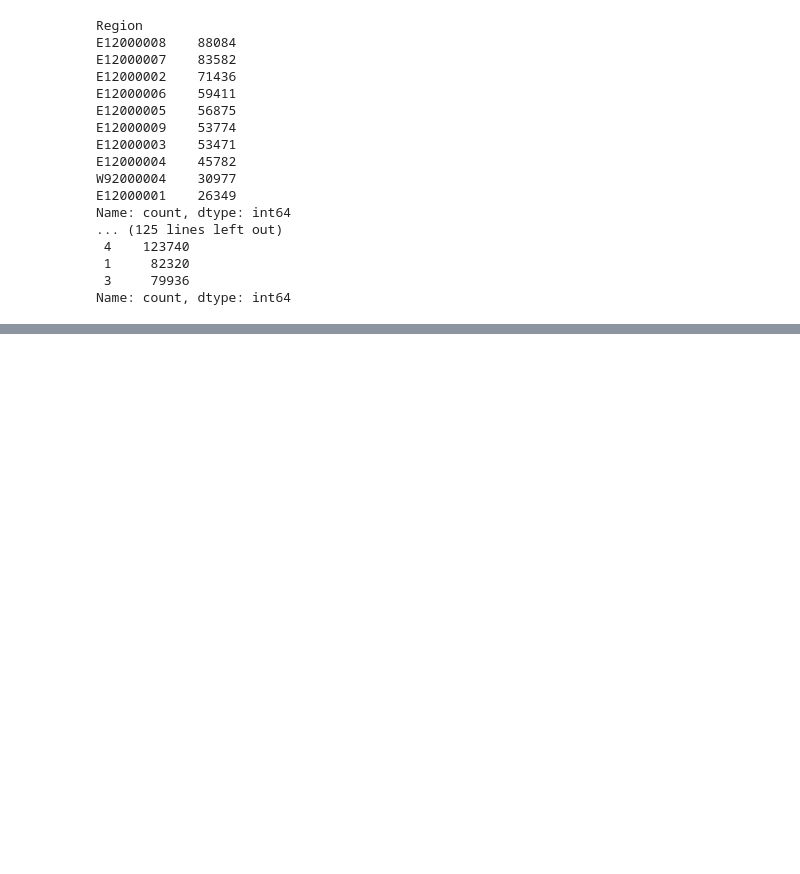
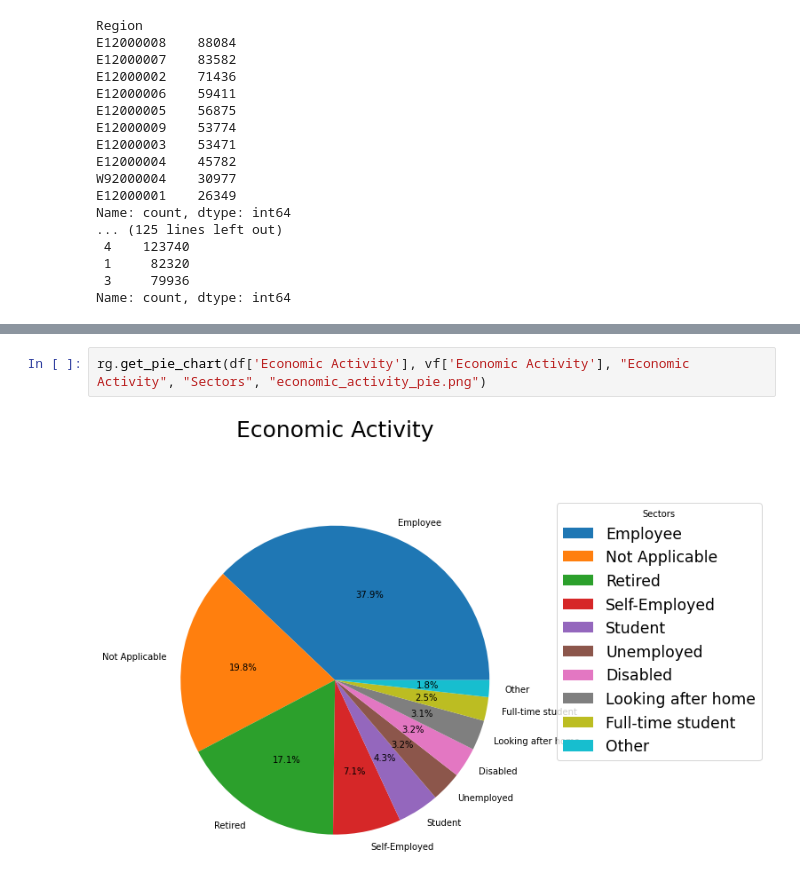
Before and after one commit to b0mbastik/PythonP2, a Jupyter notebook: analysis.ipynb, the cells around one changed output, grey strips where cells are left out. Drawn from its saved outputs; the diff is of its cells as text; blank space fills up the shorter version.

```diff
--- a/analysis.ipynb
+++ b/analysis.ipynb
@@ -57,0 +72,4 @@ Name: count, dtype: int64
+# %%
+rg.get_pie_chart(df['Economic Activity'], vf['Economic Activity'], "Economic Activity", "Sectors", "economic_activity_pie.png")
+# %% [output]
+[figure, added]
```
Also changed, not shown: parts of 6 cells of this notebook, 10 other files.
